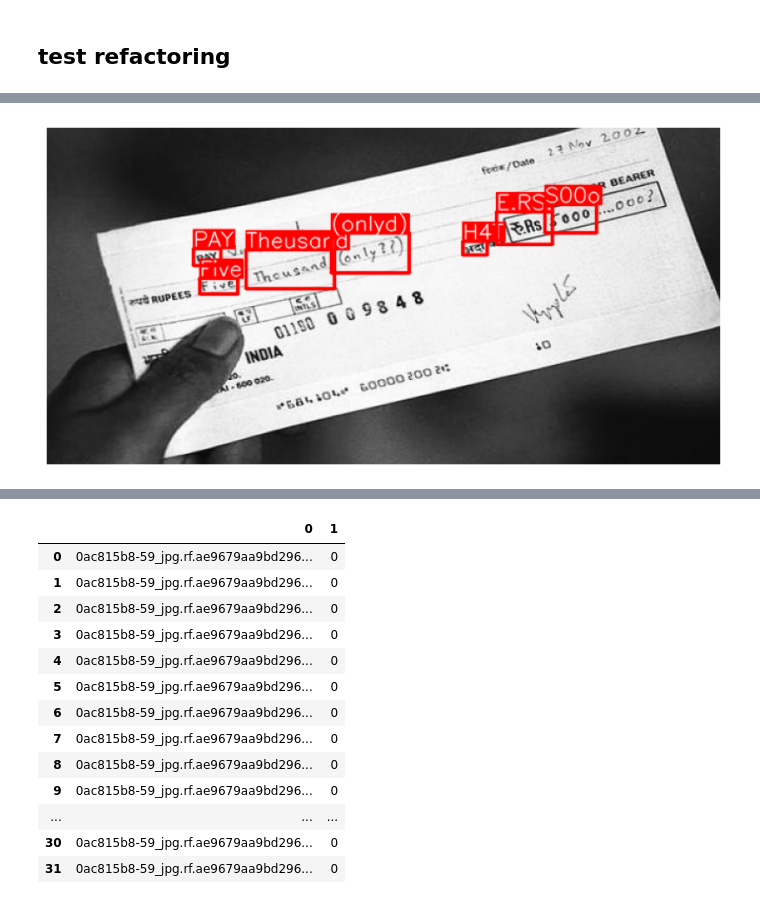
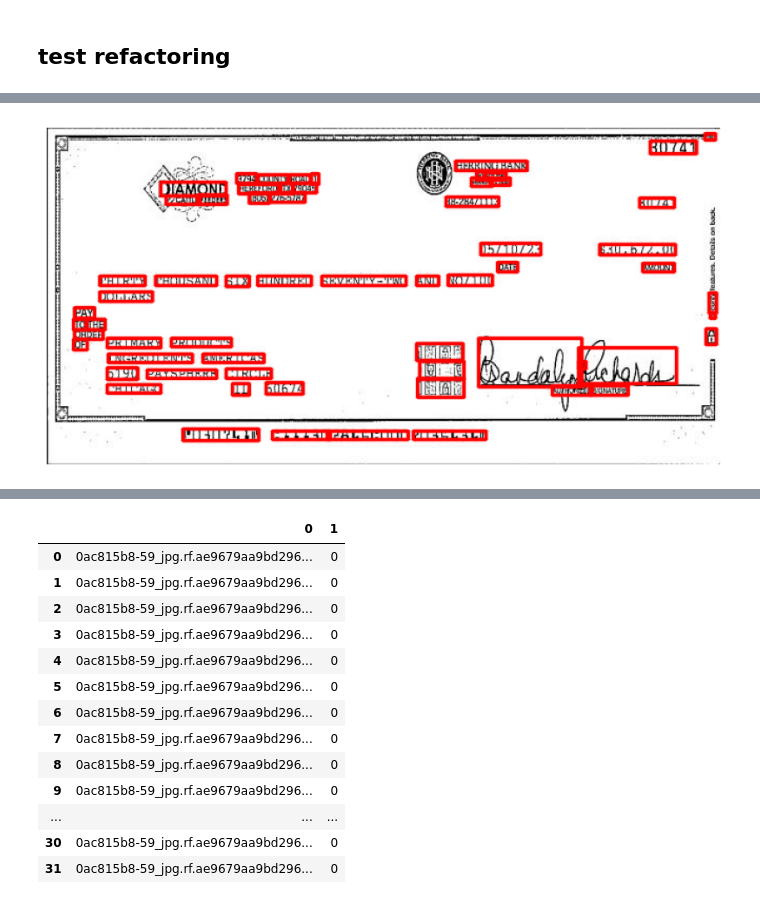
Before and after one commit to ajkdrag/ocrtoolkit, a Jupyter notebook: notebooks/experiments.ipynb, the cells around one changed output, grey strips where cells are left out. Cells and saved outputs as stored; diff of their text form; code cells hidden in the pictures.

```diff
--- a/notebooks/experiments.ipynb
+++ b/notebooks/experiments.ipynb
@@ -61,9 +68,9 @@ words = detect(words_model, mini_ds.batch(), device="cpu", verbose=False, stream
 # %%
 filtered = [word.filter_by_region(0, 0.2, 1, 0.5) for word in words]
-# %%
-filtered[2].draw(mini_ds, show_text=True)
-# %% [output]
-[figure, removed]
+# %%
+words[0].draw(mini_ds, show_text=True)
+# %% [output]
+[figure, added]
 # %%
 from tqdm.autonotebook import tqdm
 # %%
```
Also changed, not shown: parts of 13 cells of this notebook, 12 other files.
